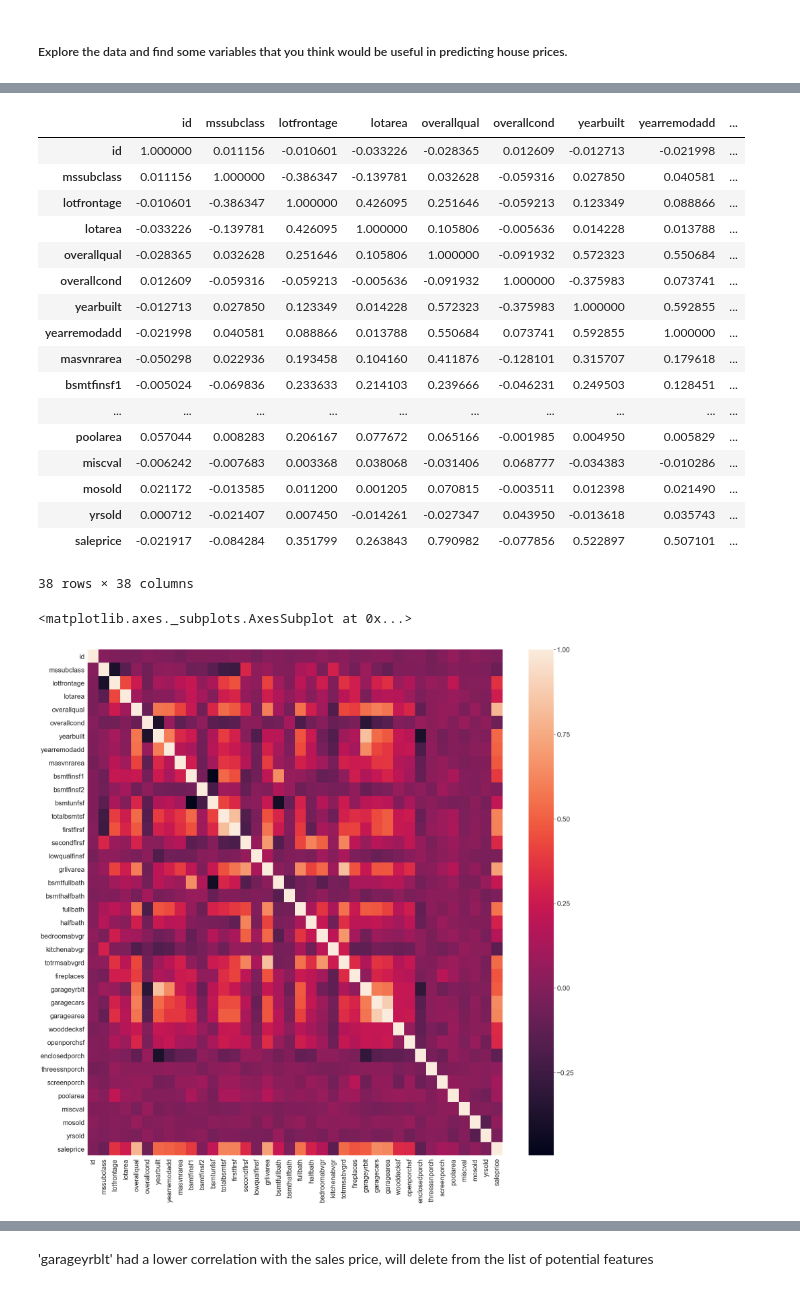
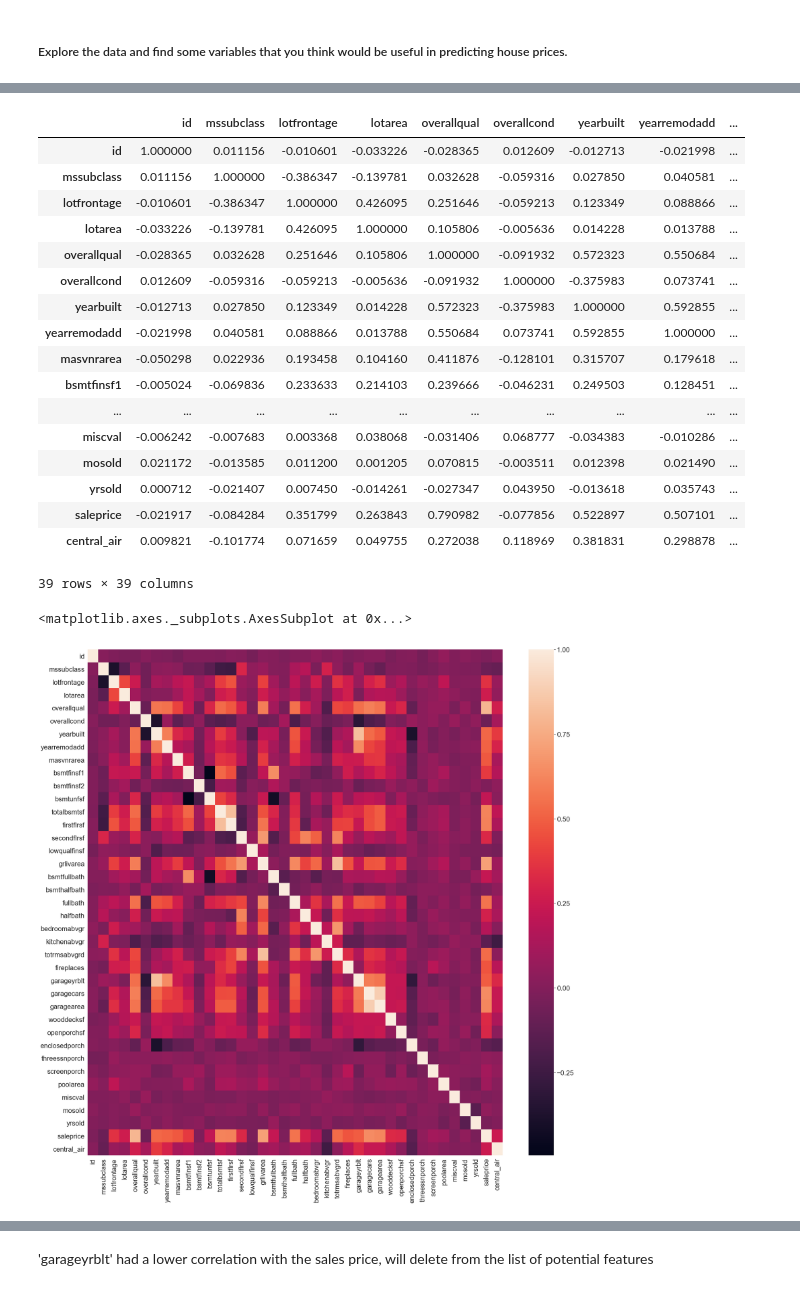
Before and after one commit to kathieking/Thinkful, a Jupyter notebook: check19_2_assignment.ipynb, the cells around one changed output, grey strips where cells are left out. Drawn from its saved outputs; the diff is of its cells as text; code cells hidden in the pictures.

```diff
--- a/check19_2_assignment.ipynb
+++ b/check19_2_assignment.ipynb
@@ -130,8 +130,8 @@ Sales price is not normally distributed; the majority of the values fall between
 # %%
 #look at correlation of each potential feature with target
 #start with numerical features which don't require conversion
-numerics = houseprices_df.select_dtypes(include=[np.number])
-numerics.head()
+numerics_df = houseprices_df.select_dtypes(include=[np.number])
+numerics_df.head()
 # %% [output]
 |  | id | mssubclass | lotfrontage | lotarea | overallqual | overallcond | yearbuilt | yearremodadd | ... |
 | 0 | 1 | 60 | 65.0 | 8450 | 7 | 5 | 2003 | 2003 | ... |
@@ -143,5 +143,5 @@ numerics.head()
 # %%
-numerics.corr()
+numerics_df.corr()
 # %% [output]
 |  | id | mssubclass | lotfrontage | lotarea | overallqual | overallcond | yearbuilt | yearremodadd | ... |
 | id | 1.000000 | 0.011156 | -0.010601 | -0.033226 | -0.028365 | 0.012609 | -0.012713 | -0.021998 | ... |
@@ -155,17 +155,17 @@ numerics.corr()
 | masvnrarea | -0.050298 | 0.022936 | 0.193458 | 0.104160 | 0.411876 | -0.128101 | 0.315707 | 0.179618 | ... |
 | bsmtfinsf1 | -0.005024 | -0.069836 | 0.233633 | 0.214103 | 0.239666 | -0.046231 | 0.249503 | 0.128451 | ... |
 | ... | ... | ... | ... | ... | ... | ... | ... | ... | ... |
-| poolarea | 0.057044 | 0.008283 | 0.206167 | 0.077672 | 0.065166 | -0.001985 | 0.004950 | 0.005829 | ... |
 | miscval | -0.006242 | -0.007683 | 0.003368 | 0.038068 | -0.031406 | 0.068777 | -0.034383 | -0.010286 | ... |
 | mosold | 0.021172 | -0.013585 | 0.011200 | 0.001205 | 0.070815 | -0.003511 | 0.012398 | 0.021490 | ... |
 | yrsold | 0.000712 | -0.021407 | 0.007450 | -0.014261 | -0.027347 | 0.043950 | -0.013618 | 0.035743 | ... |
 | saleprice | -0.021917 | -0.084284 | 0.351799 | 0.263843 | 0.790982 | -0.077856 | 0.522897 | 0.507101 | ... |
+| central_air | 0.009821 | -0.101774 | 0.071659 | 0.049755 | 0.272038 | 0.118969 | 0.381831 | 0.298878 | ... |
-38 rows × 38 columns
+39 rows × 39 columns
 # %%
 import seaborn as sns
 plt.figure(figsize=(30,30))
 sns.set(font_scale=2)
-sns.heatmap(numerics.corr())
+sns.heatmap(numerics_df.corr())
 # %% [output]
 <matplotlib.axes._subplots.AxesSubplot at 0x...>
-[figure, old version]
+[figure, new version]
```
Also changed, not shown: parts of 15 cells of this notebook.
